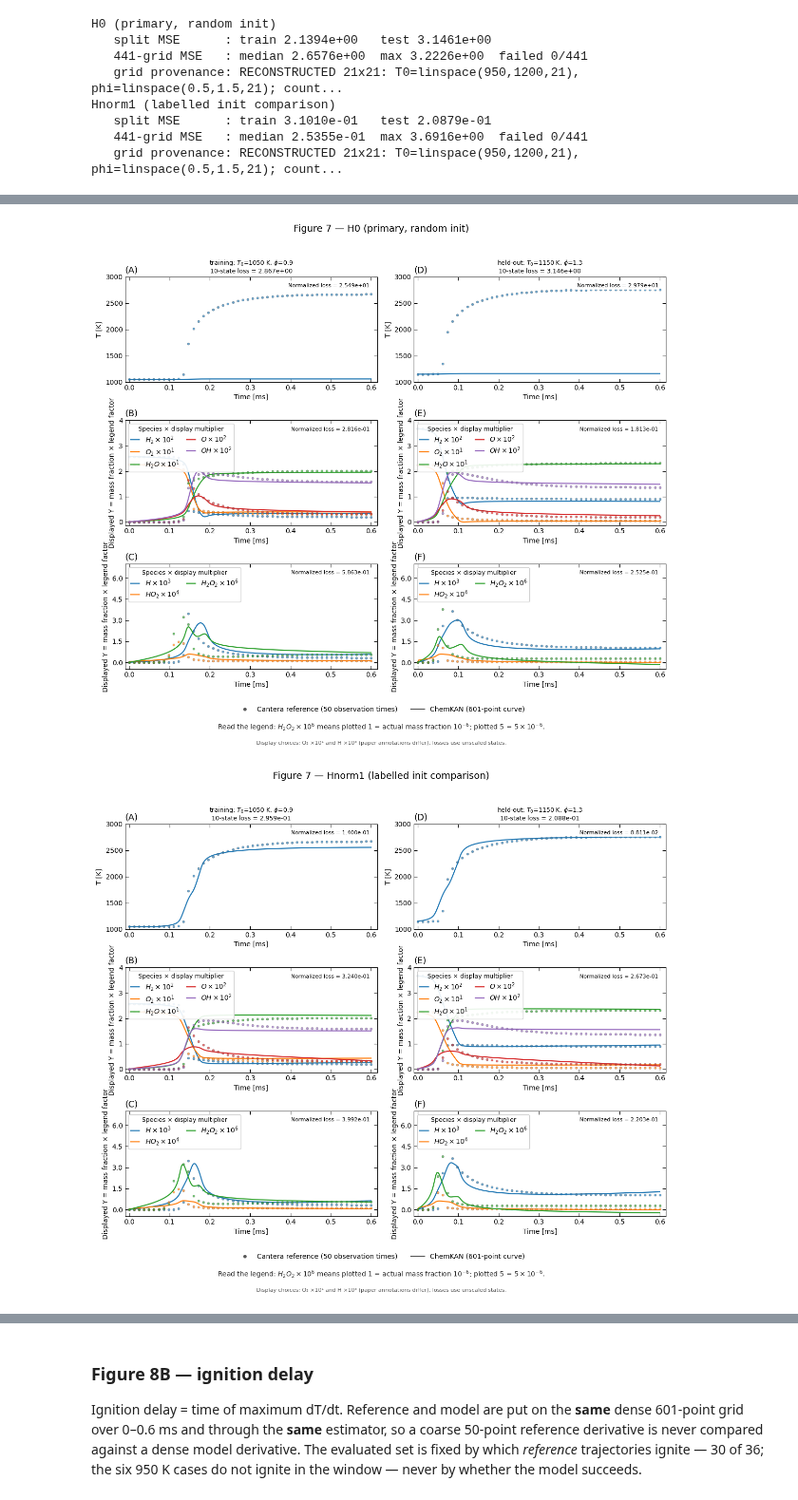
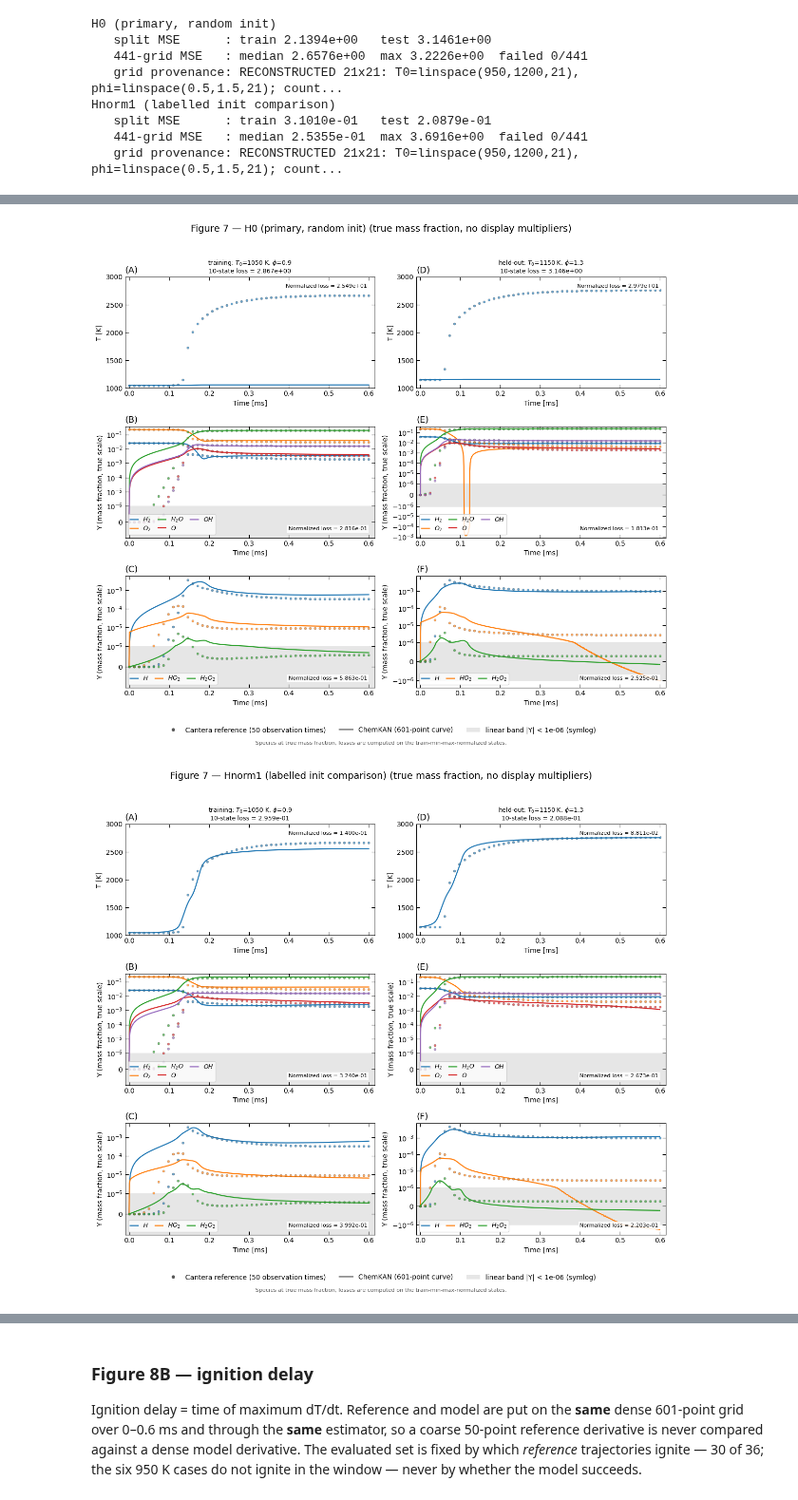
Before and after one commit to bnkglu/chemkan-tuwien, a Jupyter notebook: chemkan/notebooks/08_hydrogen_reproduction.ipynb, the cells around one changed output, grey strips where cells are left out. Shown at 95% size. Cells and saved outputs as stored; diff of their text form; code cells hidden in the pictures.

```diff
--- a/chemkan/notebooks/08_hydrogen_reproduction.ipynb
+++ b/chemkan/notebooks/08_hydrogen_reproduction.ipynb
@@ -182,26 +170,35 @@ labels the actual mass fractions directly on a symlog axis.
 # %%
 # Figure code: chemkan/scripts/figures/fig07_hydrogen_trajectories.py
 import pandas as pd
 
-from fig07_hydrogen_trajectories import CONDITIONS
+from fig07_hydrogen_trajectories import CONDITIONS, make_true_scale_figure
 from fig07_hydrogen_trajectories import make_figure as make_fig07
 
 # Re-exported for the diagnostic cells further down, so the conditions and the dense grid
 # have one definition (the figure script's).
 CONDS = CONDITIONS
 
-_, fig07_results = make_fig07(
+# Evaluates both models once and writes the per-state loss table. It also saves the
+# display-multiplier figure files, which are closed here rather than shown.
+multiplier_figs, fig07_results = make_fig07(
     run_dirs={label: directory for label, (_stem, directory) in SETS.items()},
-    output_dir=FIG_DIR, table_path=TABLE_DIR / "fig07_hydrogen_per_state_mse.csv",
-    show=True)
+    output_dir=FIG_DIR, table_path=TABLE_DIR / "fig07_hydrogen_per_state_mse.csv")
+for fig in multiplier_figs.values():
+    plt.close(fig)
 t_d = fig07_results["t_dense"]
 
+_, fig07_true_scale = make_true_scale_figure(precomputed=fig07_results, output_dir=FIG_DIR,
+                                             show=True)
+
 display(pd.DataFrame(fig07_results["rows"]).drop(columns="checkpoint"))
-print("Shared Figure-7 limits (temperature, major species, minor species):",
-      fig07_results["row_limits"])
+print("Predicted mass fractions that go negative:")
+for (label, T0, phi), bad in sorted(fig07_true_scale["negatives"].items()):
+    print(f"  {label:38s} T0={T0:.0f} K phi={phi}: {', '.join(bad)}")
+if not fig07_true_scale["negatives"]:
+    print("  none")
 # %% [output]
-[figure, old version]
+[figure, new version]
-[figure, old version]
+[figure, new version]
 |  | model | condition | role | case_Eq18_MSE | T_MSE | H2_MSE | H_MSE | O_MSE | O2_MSE | OH_MSE | ... |
 | 0 | H0 (primary, random init) | 1050/0.9 | training | 2.866599 | 25.494375 | 0.188361 | 0.192140 | 0.428566 | 0.283107 | 0.232325 | ... |
 | 1 | H0 (primary, random init) | 1150/1.3 | held-out | 3.146122 | 29.787168 | 0.088151 | 0.215534 | 0.171768 | 0.114488 | 0.375356 | ... |
```
Also changed, not shown: parts of 9 cells of this notebook, 27 other files.
